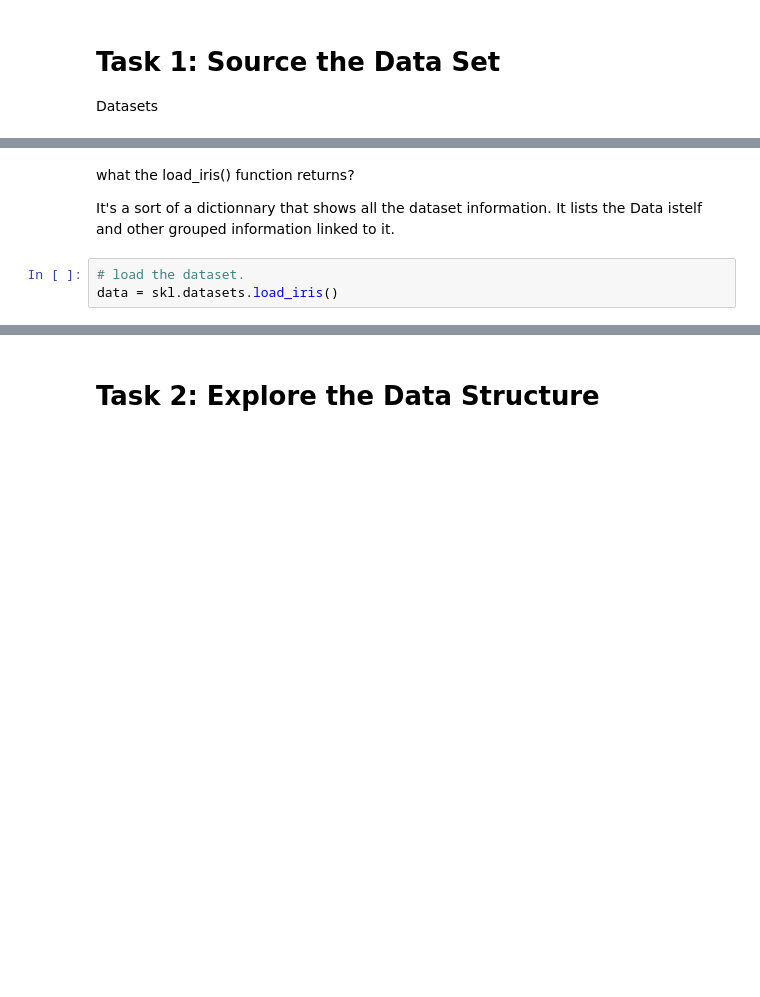
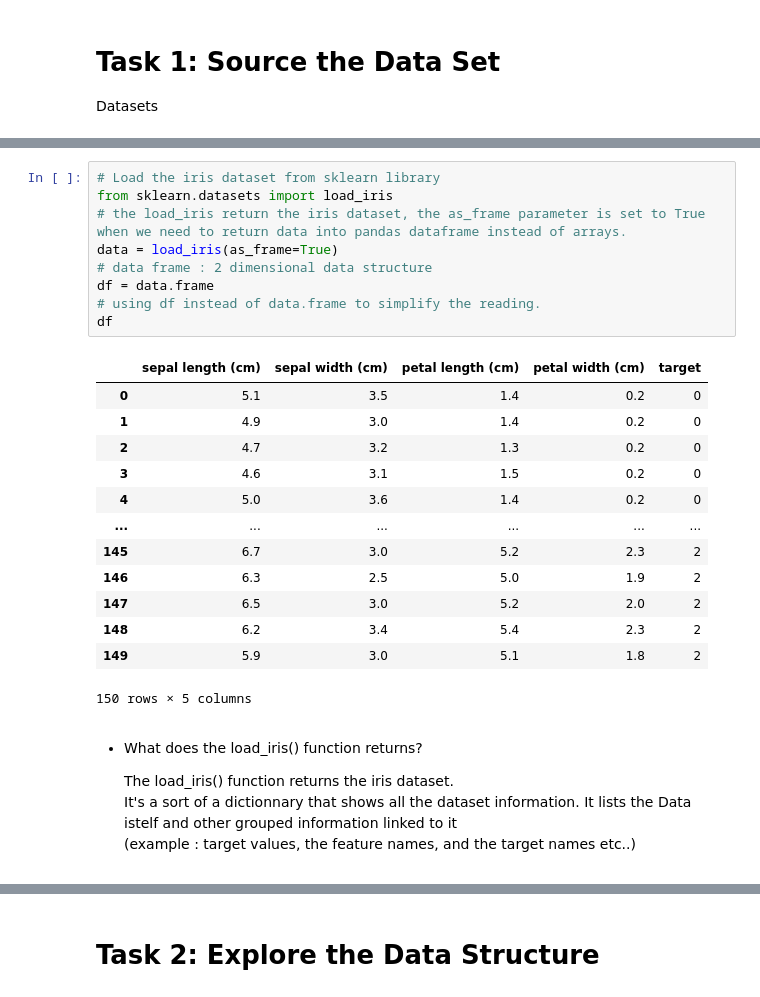
Before and after one commit to Maroua-El-Imame/principles_of_data_analytics, a Jupyter notebook: tasks.ipynb, the cells around one changed output, grey strips where cells are left out. Drawn from its saved outputs; the diff is of its cells as text; blank space fills up the shorter version.

```diff
--- a/tasks.ipynb
+++ b/tasks.ipynb
@@ -18,7 +17,29 @@ https://scikit-learn.org/stable/modules/generated/sklearn.datasets.load_iris.htm
+# %%
+# Load the iris dataset from sklearn library
+from sklearn.datasets import load_iris
+# the load_iris return the iris dataset, the as_frame parameter is set to True when we need to return data into pandas dataframe instead of arrays.
+data = load_iris(as_frame=True)
+# data frame : 2 dimensional data structure
+df = data.frame
+# using df instead of data.frame to simplify the reading.
+df
+# %% [output]
+|  | sepal length (cm) | sepal width (cm) | petal length (cm) | petal width (cm) | target |
+| 0 | 5.1 | 3.5 | 1.4 | 0.2 | 0 |
+| 1 | 4.9 | 3.0 | 1.4 | 0.2 | 0 |
+| 2 | 4.7 | 3.2 | 1.3 | 0.2 | 0 |
+| 3 | 4.6 | 3.1 | 1.5 | 0.2 | 0 |
+| 4 | 5.0 | 3.6 | 1.4 | 0.2 | 0 |
+| ... | ... | ... | ... | ... | ... |
+| 145 | 6.7 | 3.0 | 5.2 | 2.3 | 2 |
+| 146 | 6.3 | 2.5 | 5.0 | 1.9 | 2 |
+| 147 | 6.5 | 3.0 | 5.2 | 2.0 | 2 |
+| 148 | 6.2 | 3.4 | 5.4 | 2.3 | 2 |
+| 149 | 5.9 | 3.0 | 5.1 | 1.8 | 2 |
+150 rows × 5 columns
 # %% [markdown]
-what the load_iris() function returns?
+-   What does the load_iris() function returns?
 
-It's a sort of a dictionnary that shows all the dataset information. It lists the Data istelf and other grouped information linked to it.
+    The load_iris() function returns the iris dataset.
+    It's a sort of a dictionnary that shows all the dataset information. It lists the Data istelf and other grouped information linked to it
+    (example : target values, the feature names, and the target names etc..)
-# %%
-# load the dataset.
-data = skl.datasets.load_iris()
```
Also changed, not shown: parts of 37 cells of this notebook.
